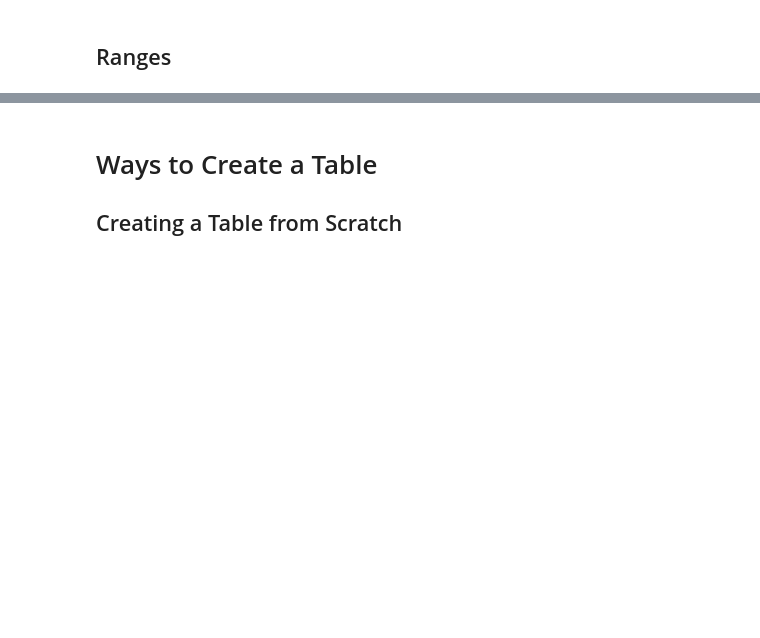
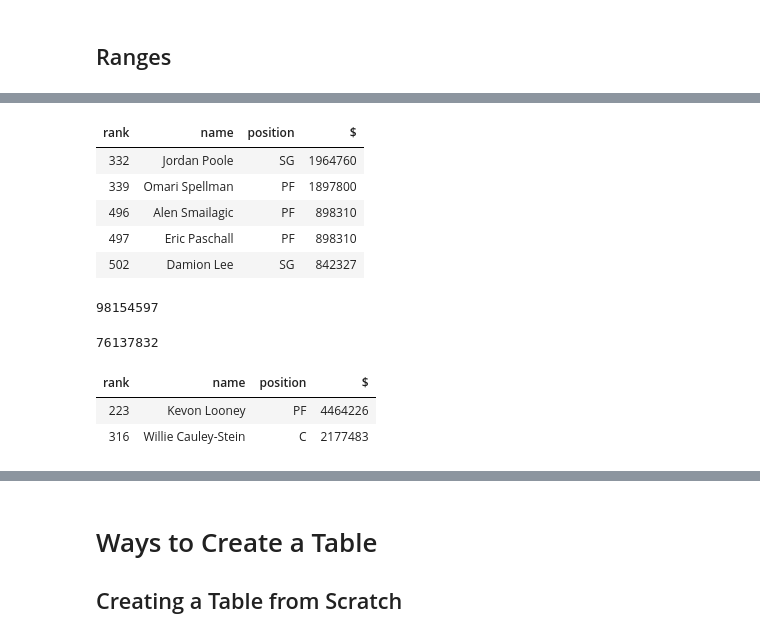
Before and after one commit to data-8/materials-sp22, a Jupyter notebook: lec/lec05_0.ipynb, the cells around one changed output, grey strips where cells are left out. Cells and saved outputs as stored; diff of their text form; code cells hidden in the pictures; blank space fills up the shorter version.

```diff
--- a/lec/lec05_0.ipynb
+++ b/lec/lec05_0.ipynb
@@ -38,0 +237,23 @@ np.arange(0, 1, 0.1)
+# %%
+warriors.take(np.arange(5, 10))
+# %% [output]
+| rank | name | position | $ |
+| 332 | Jordan Poole | SG | 1964760 |
+| 339 | Omari Spellman | PF | 1897800 |
+| 496 | Alen Smailagic | PF | 898310 |
+| 497 | Eric Paschall | PF | 898310 |
+| 502 | Damion Lee | SG | 842327 |
+# %%
+np.sum(warriors.take(np.arange(5)).column('$'))
+# %% [output]
+98154597
+# %%
+np.sum(suns.take(np.arange(5)).column('$'))
+# %% [output]
+76137832
+# %%
+warriors.take(3, 4)
+# %% [output]
+| rank | name | position | $ |
+| 223 | Kevon Looney | PF | 4464226 |
+| 316 | Willie Cauley-Stein | C | 2177483 |
```
Also changed, not shown: parts of 47 cells of this notebook, 2 other files.
